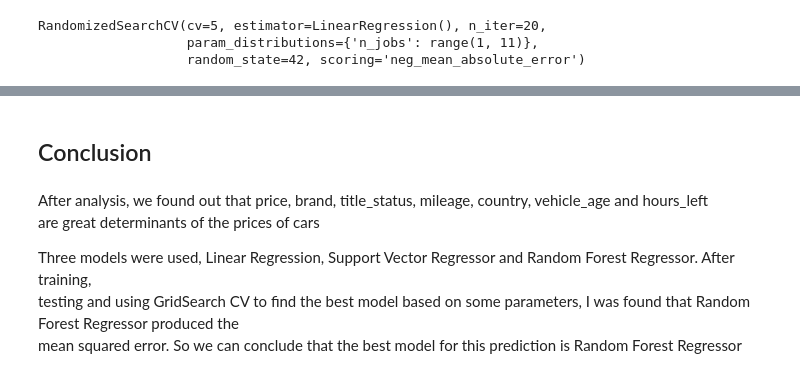
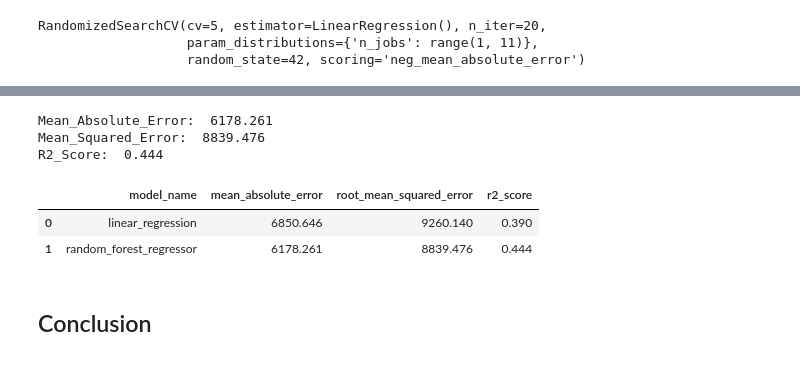
Before and after one commit to Jefest1/car_price_prediction, a Jupyter notebook: car_price_pred - v2.ipynb, the cells around one changed output, grey strips where cells are left out. Saved outputs shown, nothing was run; the diff lists cells and outputs as text; code cells hidden in the pictures.

```diff
--- a/car_price_pred - v2.ipynb
+++ b/car_price_pred - v2.ipynb
@@ -420,0 +430,11 @@ RandomizedSearchCV(cv=5, estimator=LinearRegression(), n_iter=20,
+# %%
+# Looking at the performance of the model
+mae_lr = round(mean_absolute_error(y_test, lr_pred),3)
+rmse_lr = round(mean_squared_error(y_test, lr_pred, squared=False),3)
+r2_lr = round(r2_score(y_test, lr_pred),3)
+#Printing the metrics
+print('Mean_Absolute_Error: ',mae_lr)
+print('Mean_Squared_Error: ',rmse_lr)
+print('R2_Score: ', r2_lr)
+new_model_score_list.append({'model_name':'linear_regression','mean_absolute_error':mae_lr, 'root_mean_squared_error':rmse_lr,
+                        'r2_score':r2_lr})
@@ -420,0 +447,11 @@ RandomizedSearchCV(cv=5, estimator=LinearRegression(), n_iter=20,
+# %%
+param_rf = {
+    'n_estimators': range(10, 200),
+    'max_features': ['auto', 'sqrt', 'log2'],
+    'max_depth': range(1, 20),
+}
+# Create RandomizedSearchCV
+random_search_rf = RandomizedSearchCV(estimator=RandomForestRegressor(), param_distributions=param_rf,
+                                      n_iter=20, scoring='neg_mean_absolute_error', cv=5, random_state=42)
+# Fitting the search algorithm on the training data
+random_search_rf.fit(X_train, y_train)
@@ -421,5 +482,33 @@ RandomizedSearchCV(cv=5, estimator=LinearRegression(), n_iter=20,
+# %%
+# Assigning the best estimator to a new model
+rf = random_search_rf.best_estimator_
+# predicting and evaluating models
+rf_pred = rf.predict(X_test)
+# %%
+# Looking at the performance of the model
+mae_rf = round(mean_absolute_error(y_test, rf_pred),3)
+rmse_rf = round(mean_squared_error(y_test, rf_pred, squared=False),3)
+r2_rf = round(r2_score(y_test, rf_pred),3)
+#Printing the metrics
+print('Mean_Absolute_Error: ',mae_rf)
+print('Mean_Squared_Error: ',rmse_rf)
+print('R2_Score: ', r2_rf)
+new_model_score_list.append({'model_name':'random_forest_regressor','mean_absolute_error':mae_rf, 'root_mean_squared_error':rmse_rf,
+                        'r2_score':r2_rf})
+# %% [output]
+Mean_Absolute_Error:  6178.261
+Mean_Squared_Error:  8839.476
+R2_Score:  0.444
+# %%
+# convert the model scores to dataframe
+model_score_df = pd.DataFrame(new_model_score_list,columns=['model_name', 'mean_absolute_error', 'root_mean_squared_error'
+                                                        ,'r2_score'])
+
+# Order by highest recall score and roc_auc_score
+model_score_df.sort_values('mean_absolute_error', ascending=False)
+# %% [output]
+|  | model_name | mean_absolute_error | root_mean_squared_error | r2_score |
+| 0 | linear_regression | 6850.646 | 9260.140 | 0.390 |
+| 1 | random_forest_regressor | 6178.261 | 8839.476 | 0.444 |
 # %% [markdown]
 ## Conclusion
-# %% [markdown]
-<p> After analysis, we found out that price, brand, title_status, mileage, country, vehicle_age and hours_left <br>are great determinants of the prices of cars</p>
-<p> Three models were used, Linear Regression, Support Vector Regressor and Random Forest Regressor. After training, <br> testing and using GridSearch CV to find the best model based on some parameters, I was found that Random Forest Regressor produced the <br> mean squared error. So we can conclude that the best model for this prediction is Random Forest Regressor
```
Also changed, not shown: parts of 10 cells of this notebook.
